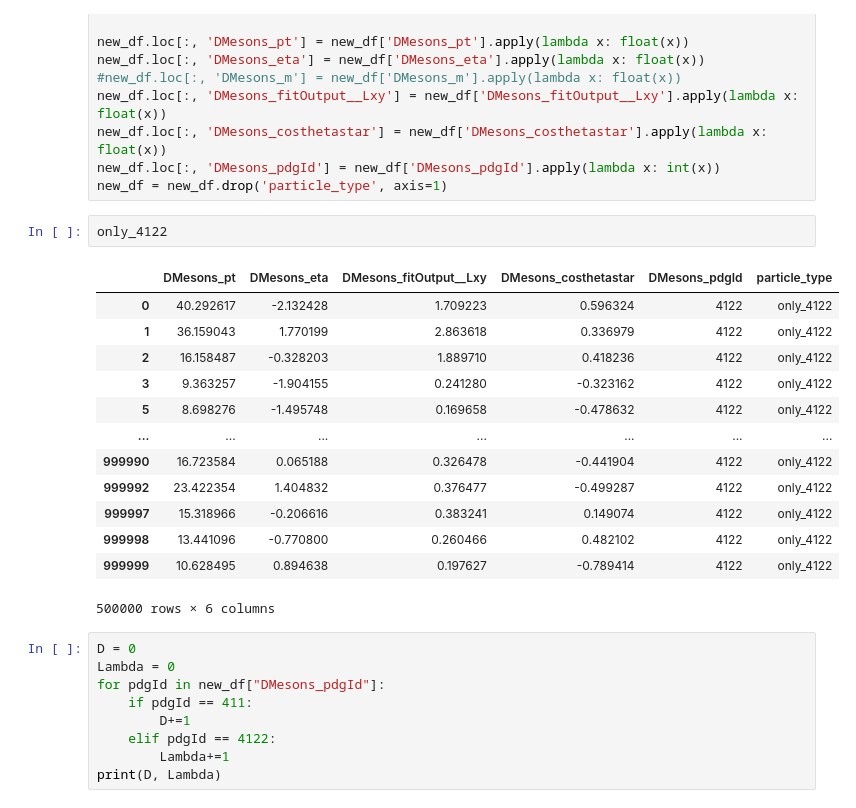
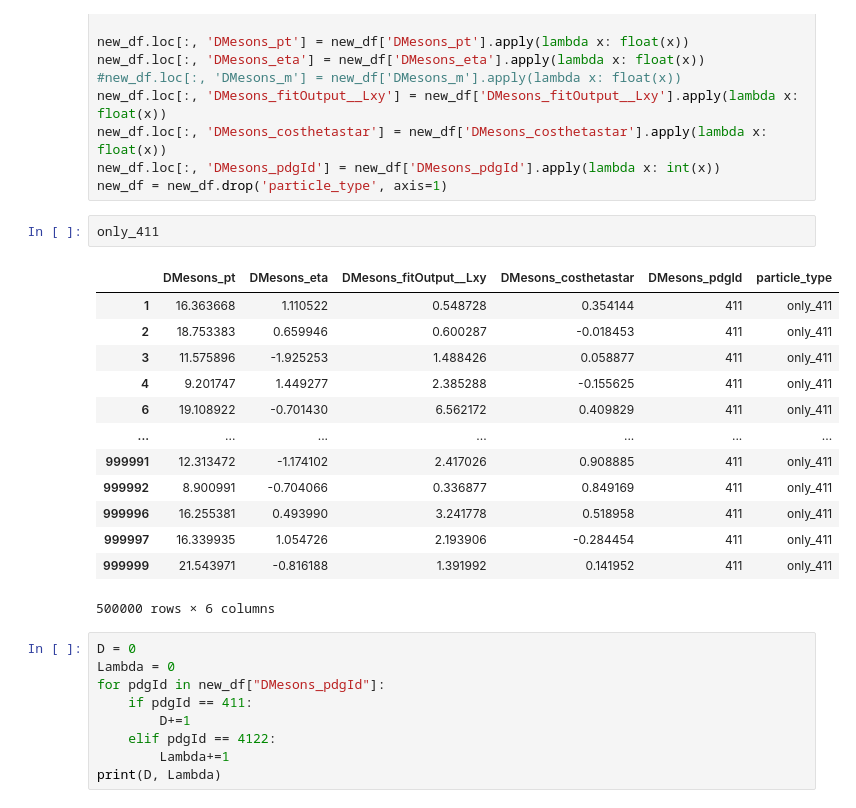
Before and after one commit to GitGup/ATLAS_DNN, a Jupyter notebook: MC_DNN.ipynb, the cells around one changed output. Drawn from its saved outputs; the diff is of its cells as text.

```diff
--- a/MC_DNN.ipynb
+++ b/MC_DNN.ipynb
@@ -227,20 +215,20 @@ new_df.loc[:, 'DMesons_costhetastar'] = new_df['DMesons_costhetastar'].apply(lam
 new_df.loc[:, 'DMesons_pdgId'] = new_df['DMesons_pdgId'].apply(lambda x: int(x))
 new_df = new_df.drop('particle_type', axis=1)
 # %%
-only_4122
+only_411
 # %% [output]
 |  | DMesons_pt | DMesons_eta | DMesons_fitOutput__Lxy | DMesons_costhetastar | DMesons_pdgId | particle_type |
-| 0 | 40.292617 | -2.132428 | 1.709223 | 0.596324 | 4122 | only_4122 |
-| 1 | 36.159043 | 1.770199 | 2.863618 | 0.336979 | 4122 | only_4122 |
-| 2 | 16.158487 | -0.328203 | 1.889710 | 0.418236 | 4122 | only_4122 |
-| 3 | 9.363257 | -1.904155 | 0.241280 | -0.323162 | 4122 | only_4122 |
-| 5 | 8.698276 | -1.495748 | 0.169658 | -0.478632 | 4122 | only_4122 |
+| 1 | 16.363668 | 1.110522 | 0.548728 | 0.354144 | 411 | only_411 |
+| 2 | 18.753383 | 0.659946 | 0.600287 | -0.018453 | 411 | only_411 |
+| 3 | 11.575896 | -1.925253 | 1.488426 | 0.058877 | 411 | only_411 |
+| 4 | 9.201747 | 1.449277 | 2.385288 | -0.155625 | 411 | only_411 |
+| 6 | 19.108922 | -0.701430 | 6.562172 | 0.409829 | 411 | only_411 |
 | ... | ... | ... | ... | ... | ... | ... |
-| 999990 | 16.723584 | 0.065188 | 0.326478 | -0.441904 | 4122 | only_4122 |
-| 999992 | 23.422354 | 1.404832 | 0.376477 | -0.499287 | 4122 | only_4122 |
-| 999997 | 15.318966 | -0.206616 | 0.383241 | 0.149074 | 4122 | only_4122 |
-| 999998 | 13.441096 | -0.770800 | 0.260466 | 0.482102 | 4122 | only_4122 |
-| 999999 | 10.628495 | 0.894638 | 0.197627 | -0.789414 | 4122 | only_4122 |
+| 999991 | 12.313472 | -1.174102 | 2.417026 | 0.908885 | 411 | only_411 |
+| 999992 | 8.900991 | -0.704066 | 0.336877 | 0.849169 | 411 | only_411 |
+| 999996 | 16.255381 | 0.493990 | 3.241778 | 0.518958 | 411 | only_411 |
+| 999997 | 16.339935 | 1.054726 | 2.193906 | -0.284454 | 411 | only_411 |
+| 999999 | 21.543971 | -0.816188 | 1.391992 | 0.141952 | 411 | only_411 |
 500000 rows × 6 columns
 # %%
 D = 0
```
Also changed, not shown: parts of 20 cells of this notebook.
